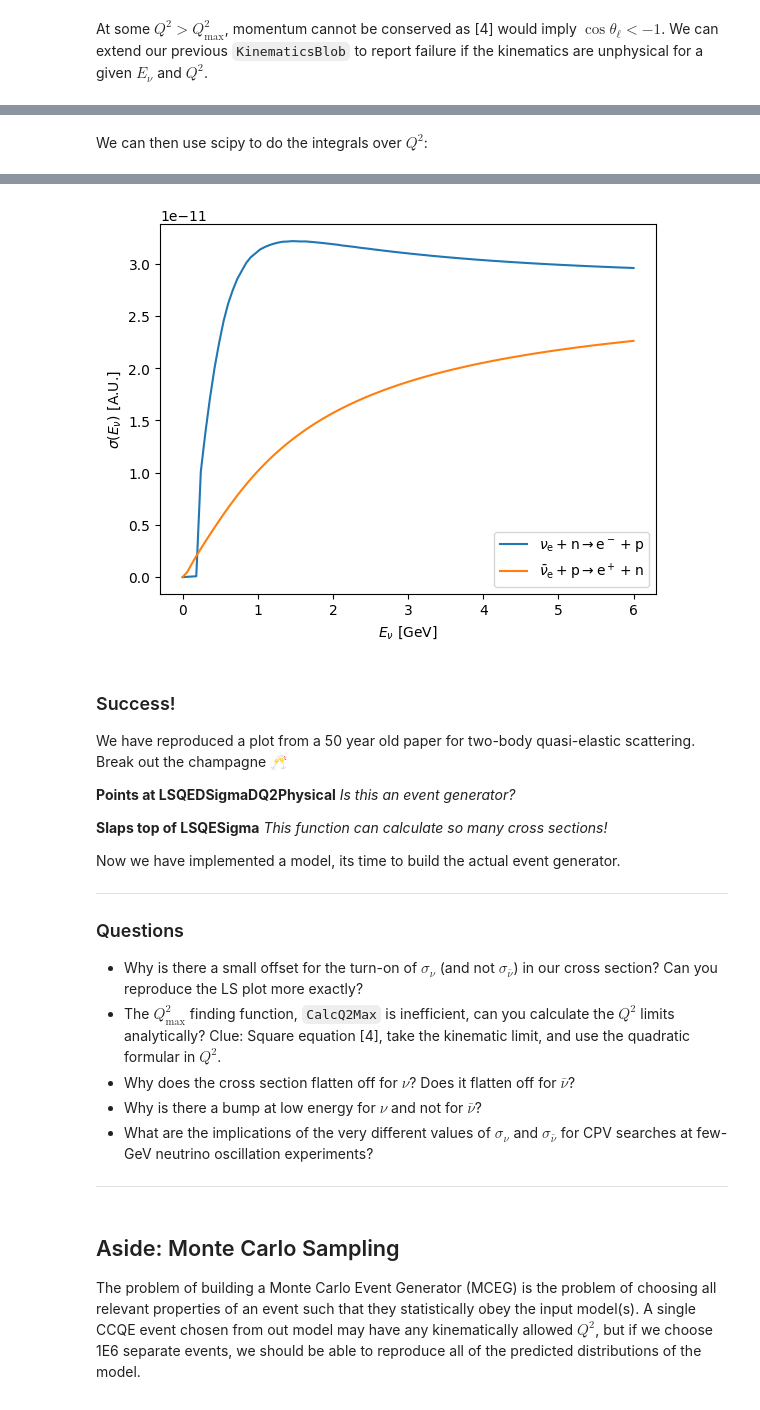
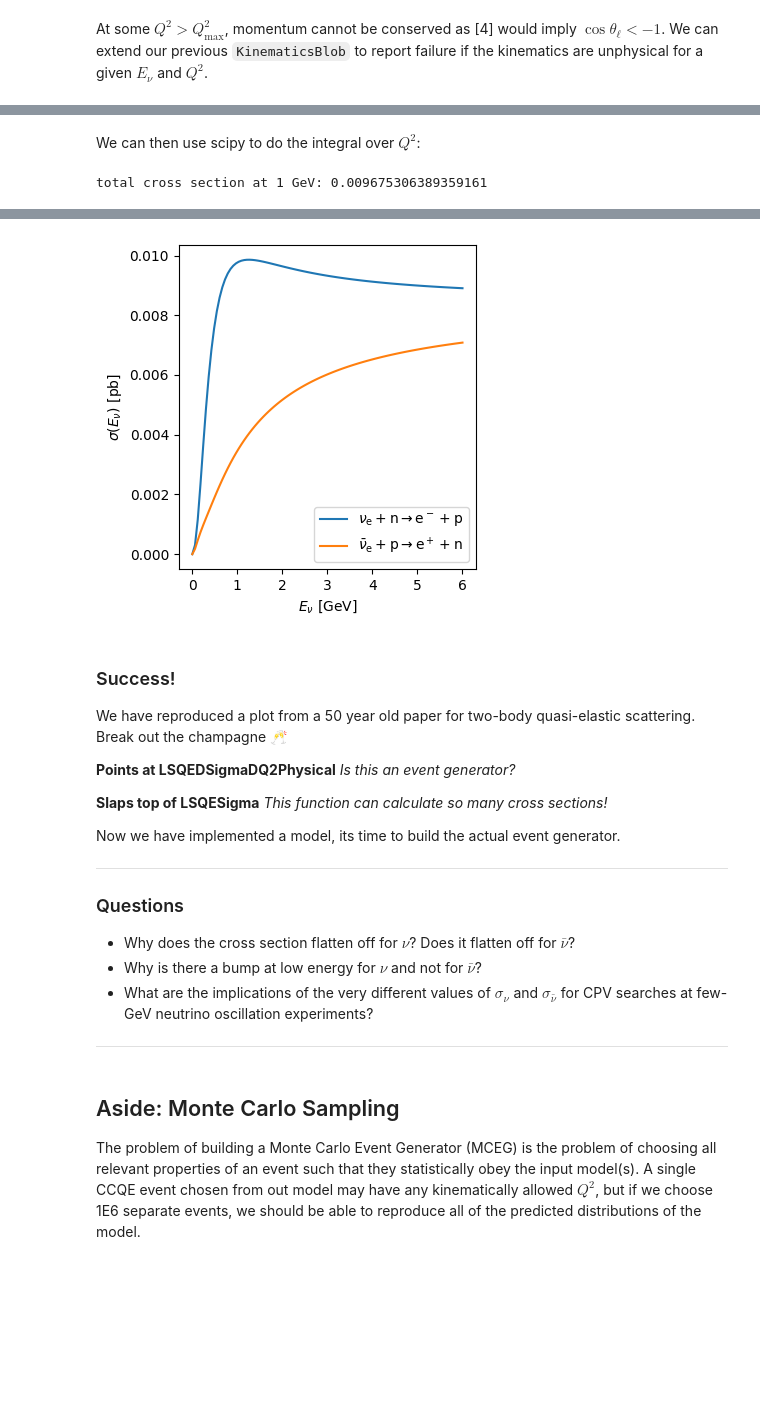
Before and after one commit to luketpickering/JupyNuGen, a Jupyter notebook: JupyNuGen.ipynb, the cells around one changed output, grey strips where cells are left out. Cells and saved outputs as stored; diff of their text form; code cells hidden in the pictures; blank space fills up the shorter version.

```diff
--- a/JupyNuGen.ipynb
+++ b/JupyNuGen.ipynb
@@ -148,8 +349,8 @@ def A(lsff):
     t3 = lsff.q2_M2 * lsff.etaF2_V2*(1 + 0.25*lsff.q2_M2)
     t4 = 4*lsff.q2_M2*lsff.F1_V*lsff.etaF2_V
     t5 = lsff.q2_M2 * (4 - lsff.q2_M2) * lsff.F3_A2
-    t6 = lsff.m2_M2 * ( pow(lsff.F1_V + lsff.etaF2_V,2)
-                  + pow(lsff.F_A + 2*lsff.F_P,2)
+    t6 = lsff.m2_M2 * ( np.power(lsff.F1_V + lsff.etaF2_V,2)
+                  + np.power(lsff.F_A + 2*lsff.F_P,2)
                   + (lsff.q2_M2 - 4)*(lsff.F3_V2 + lsff.F_P2) )
 
     return (0.25*(lsff.mlep2 - lsff.q2)/lsff.MNuc2)*(t1 - t2 - t3 - t4 + t5 - t6)
@@ -169,15 +384,20 @@ def C(lsff):
 # %%
 #p301 eqn 3.18
 def LSQEDSigmaDQ2(E_nu_GeV, Q2_GeV2, nupid):
-    if E_nu_GeV == 0:
-        return 0
+    enu = np.array(E_nu_GeV)
 
     lsff = LSQEFFBlob(Q2_GeV2, nupid)
 
-    smu = 4 * lsff.MNuc2 * E_nu_GeV + lsff.q2 - lsff.mlep2
+    smu = np.zeros(np.broadcast(enu, lsff.q2).shape)
+    dsdQ2 = np.zeros(np.broadcast(enu, lsff.q2).shape)
 
-    return  (lsff.MNuc2 * GF * GF * pow(cos_theta_C,2))/(8*pi*E_nu_GeV*E_nu_GeV) \
-            * ( A(lsff)
-                + -1 * lsff.nuornub * B(lsff) *smu / lsff.MNuc2
-                + C(lsff) * smu * smu / (lsff.MNuc2 * lsff.MNuc2)
+    enu_nonzero = enu > 0
+
+    smu[enu_nonzero] = 4 * lsff.MNuc2 * enu[enu_nonzero] + lsff.q2[enu_nonzero] - lsff.mlep2
+
+    dsdQ2[enu_nonzero] = (lsff.MNuc2 * GF * GF * np.power(cos_theta_C,2))/(8*pi*np.power(enu[enu_nonzero],2)) \
+            * ( A(lsff)[enu_nonzero]
+                + -1 * lsff.nuornub * B(lsff)[enu_nonzero] * smu[enu_nonzero] / lsff.MNuc2
+                + C(lsff)[enu_nonzero] * np.power(smu[enu_nonzero],2) / np.power(lsff.MNuc2,2)
               )
+    return dsdQ2
@@ -186 +412,4 @@ def LSQEDSigmaDQ2(E_nu_GeV, Q2_GeV2, nupid):
+# %%
+def LSQEDSigmaDQ2_pb(E_nu_GeV, Q2_GeV2, nupid):
+    return LSQEDSigmaDQ2(E_nu_GeV, Q2_GeV2, nupid) / pb
 # %%
@@ -464,38 +784,33 @@ def LSQEDSigmaDQ2Physical(E_nu_GeV, Q2_GeV2, nupid):
 # %% [markdown]
-We can then use scipy to do the integrals over $Q^2$:
+We can then use scipy to do the integral over $Q^2$:
 # %%
 from scipy import integrate as spi
 
-def CalcQ2Max(E_nu_GeV, nupid):
-    #brute force upper kinematic limit
-    Q2max = 0.01 * E_nu_GeV
-    while PhysicalKinematicsBlob(E_nu_GeV, Q2max, nupid).physical:
-        Q2max = Q2max + 0.01 * E_nu_GeV
+def LSQESigma(E_nu_GeV, nupid):
+    Q2r = AllowedQ2Range(E_nu_GeV, nupid)
+    return spi.quad(lambda Q2: LSQEDSigmaDQ2_pb(E_nu_GeV, Q2, nupid), *Q2r)[0]
 
-    return Q2max
-
-def LSQESigma(E_nu_GeV, nupid):
-
-    Q2s = np.linspace(0,CalcQ2Max(E_nu_GeV, nupid),1000)
-    return spi.trapezoid([LSQEDSigmaDQ2(E_nu_GeV, Q2, nupid) for Q2 in Q2s], Q2s)
+print("total cross section at 1 GeV:", LSQESigma(1.0, 14))
+# %% [output]
+total cross section at 1 GeV: 0.009675306389359161
 # %% [markdown]
 Now lets make a plot of the cross section, we're hoping to see something like the below from the LS paper:
 <div>
 <img src="attachment:ea001d52-094f-4beb-a420-b703f792c940.png" width="580"/>
 </div>
 # %%
-enus = np.linspace(m_e,6,100)
+enus = np.linspace(0,6,100)
 sig_numu = [LSQESigma(enu,12) for enu in enus]
 sig_numubar = [LSQESigma(enu,-12) for enu in enus]
 
 plt.plot(enus,sig_numu,label=r"$\nu_\text{e} + \text{n} \rightarrow \text{e}^- + \text{p}$")
 plt.plot(enus,sig_numubar,label=r"$\bar{\nu}_\text{e} + \text{p} \rightarrow \text{e}^+ + \text{n}$")
-plt.ylabel(r"$\sigma(E_\nu)$ [A.U.]")
+plt.ylabel(r"$\sigma(E_\nu)$ [pb]")
 plt.xlabel(r"$E_\nu$ [GeV]")
 plt.legend()
 plt.show()
 # %% [output]
-[figure, old version]
+[figure, new version]
 # %% [markdown]
 ### Success!
 
@@ -511,8 +826,6 @@ Now we have implemented a model, its time to build the actual event generator.
 
 ### Questions
 
-* Why is there a small offset for the turn-on of $\sigma_\nu$ (and not $\sigma_\bar{\nu}$) in our cross section? Can you reproduce the LS plot more exactly?
-* The $Q^2_\text{max}$ finding function, `CalcQ2Max` is inefficient, can you calculate the $Q^2$ limits analytically? Clue: Square equation [4], take the kinematic limit, and use the quadratic formular in $Q^2$.
 * Why does the cross section flatten off for $\nu$? Does it flatten off for $\bar{\nu}$?
 * Why is there a bump at low energy for $\nu$ and not for $\bar{\nu}$?
 * What are the implications of the very different values of $\sigma_\nu$ and $\sigma_\bar{\nu}$ for CPV searches at few-GeV neutrino oscillation experiments?
```
Also changed, not shown: parts of 88 cells of this notebook.
